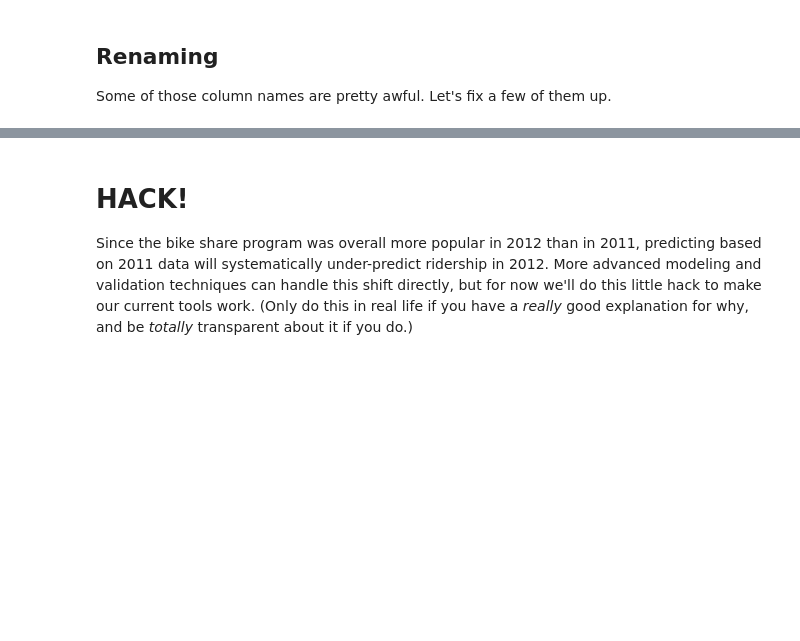
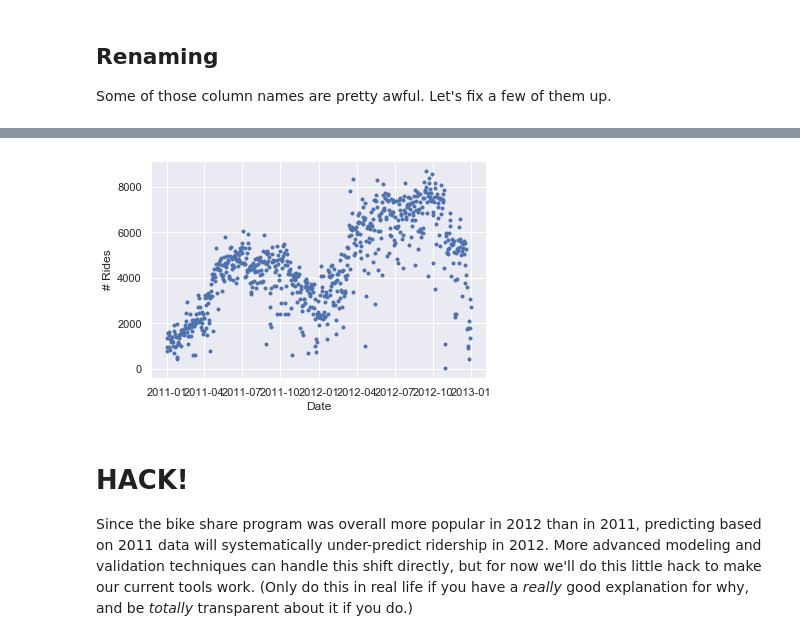
Before and after one commit to Calvin-Data-Science/data202, a Jupyter notebook: src/hw5/hw5_Reference.ipynb, the cells around one changed output, grey strips where cells are left out. Drawn from its saved outputs; the diff is of its cells as text; code cells hidden in the pictures; blank space fills up the shorter version.

```diff
--- a/src/hw5/hw5_Reference.ipynb
+++ b/src/hw5/hw5_Reference.ipynb
@@ -69,3 +66,13 @@ assert hourly_counts['rides'].max() > 900
+# %%
+plt.plot(
+    hourly_counts.groupby(
+        pd.to_datetime(hourly_counts['date'])
+    ).rides.sum(),
+    '.')
+plt.xlabel("Date")
+plt.ylabel("# Rides");
+# %% [output]
+[figure, added]
 # %% [markdown]
 # HACK!
 Since the bike share program was overall more popular in 2012 than in 2011, predicting based on 2011 data will systematically under-predict ridership in 2012. More advanced modeling and validation techniques can handle this shift directly, but for now we'll do this little hack to make our current tools work. (Only do this in real life if you have a *really* good explanation for why, and be *totally* transparent about it if you do.)
```
Also changed, not shown: parts of 58 cells of this notebook.
